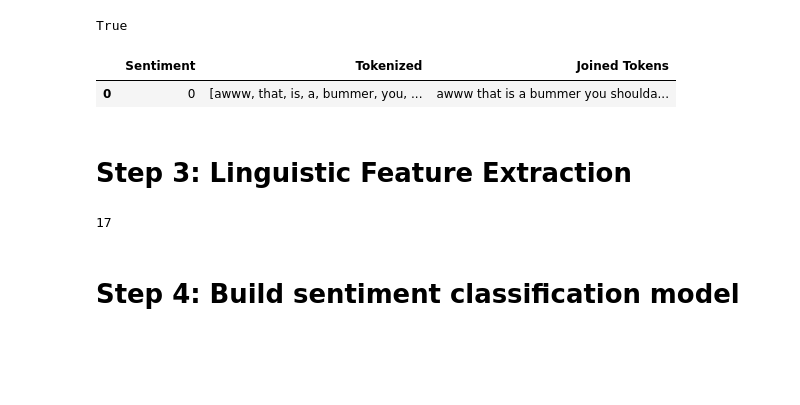
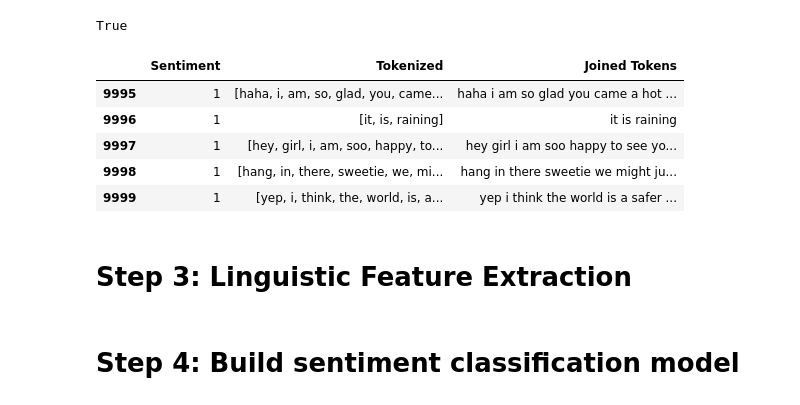
Before and after one commit to linyanna/multimodal-machine-learning, a Jupyter notebook: Assignment 2/Assignment2.ipynb, the cells around one changed output. Saved outputs shown, nothing was run; the diff lists cells and outputs as text; code cells hidden in the pictures; blank space fills up the shorter version.

```diff
--- a/Assignment 2/Assignment2.ipynb
+++ b/Assignment 2/Assignment2.ipynb
@@ -5,14 +5,20 @@ import numpy as np
 import pandas as pd
 import seaborn as sns
 import matplotlib.pyplot as plt
+import random
 
 # read .cvs files
-df = pd.read_csv('train.csv', nrows=1) # nrows=1000
+n = sum(1 for line in open('train.csv')) - 1 #number of records in file (excludes header)
+s = 10000 #desired sample size
+skip = sorted(random.sample(range(1,n+1),n-s)) #the 0-indexed header will not be included in the skip list
+df = pd.read_csv('train.csv', skiprows=skip)
+
+# df = pd.read_csv('train.csv', nrows=5) # nrows=1000
 test_df = pd.read_csv('test.csv')
 
 # get target sets
-y_train = df["Sentiment"].values
-y_test = test_df["Sentiment"].values
+y_train = df["Sentiment"].to_numpy()
+y_test = test_df["Sentiment"].to_numpy()
 # %%
 # print descriptive statistics of the data, including mean, standard deviation, median, etc.
 basic_info = df.describe()
@@ -130,12 +144,18 @@ def join_tokens(column):
 # %%
 df['Tokenized'] = df.apply(lambda x: tokenize(x['Text']), axis=1)
 df['Joined Tokens'] = df.apply(lambda x: join_tokens(x['Text']), axis=1)
+
 test_df['Tokenized'] = test_df.apply(lambda x: tokenize(x['Text']), axis=1)
 test_df['Joined Tokens'] = test_df.apply(lambda x: join_tokens(x['Text']), axis=1)
-df[['Sentiment','Tokenized','Joined Tokens']].head()
+
+df[['Sentiment','Tokenized','Joined Tokens']].tail()
 # %% [output]
 |  | Sentiment | Tokenized | Joined Tokens |
-| 0 | 0 | [awww, that, is, a, bummer, you, ... | awww that is a bummer you shoulda... |
+| 9995 | 1 | [haha, i, am, so, glad, you, came... | haha i am so glad you came a hot ... |
+| 9996 | 1 | [it, is, raining] | it is raining |
+| 9997 | 1 | [hey, girl, i, am, soo, happy, to... | hey girl i am soo happy to see yo... |
+| 9998 | 1 | [hang, in, there, sweetie, we, mi... | hang in there sweetie we might ju... |
+| 9999 | 1 | [yep, i, think, the, world, is, a... | yep i think the world is a safer ... |
 # %% [markdown]
 # Step 3: Linguistic Feature Extraction
 # %%
@@ -173,37 +183,31 @@ df['TF*IDF'] = tf_idf_array.tolist()
 # %%
-# word2vec/word embedding model
-import gensim
-from gensim.models import Word2Vec
+# # word2vec/word embedding model
+# import gensim
+# from gensim.models import Word2Vec
 
-words = []
-test_words = []
+# words = []
+# test_words = []
 
-for data in df['Tokenized']:
-    words.append(data)
-for data in test_df['Tokenized']:
-    test_words.append(data)
+# for data in df['Tokenized']:
+#     words.append(data)
+# for data in test_df['Tokenized']:
+#     test_words.append(data)
 
-# CBOW model
-cbow = gensim.models.Word2Vec(words, min_count = 1,vector_size = 100, window = 5, sg=0)
-cbow_test = gensim.models.Word2Vec(test_words, min_count = 1,vector_size = 100, window = 5, sg=0)
-# Skip-gram model
-skipgram = gensim.models.Word2Vec(words, min_count = 1,vector_size = 100, window = 5, sg=1)
-skipgram_test = gensim.models.Word2Vec(test_words, min_count = 1,vector_size = 100, window = 5, sg=1)
+# # CBOW model
+# cbow = gensim.models.Word2Vec(words, min_count = 1,vector_size = 100, window = 5, sg=0)
+# # Skip-gram model
+# skipgram = gensim.models.Word2Vec(words, min_count = 1,vector_size = 100, window = 5, sg=1)
 
-cbow_vector = []
-skipgram_vector = []
+# cbow_vector = []
+# skipgram_vector = []
 
-for data in df['Tokenized']:
-    for word in data:
-        cbow_vector.append(cbow.wv[word])
+# for data in df['Tokenized']:
+#     for word in data:
+#         cbow_vector.append(cbow.wv[word])
+#     # cbow_vector.append(function_text_2_vec(data))
 
-for data in df['Tokenized']:
-    for word in data:
-        skipgram_vector.append(skipgram.wv[word])
+# for data in df['Tokenized']:
+#     for word in data:
+#         skipgram_vector.append(skipgram.wv[word])
 
-# df['CBOW'] = cbow_vector.tolist()
-# df.head()
-
-print(len(cbow_vector))
+# print(np.array(cbow_vector).mean(axis=0))
-# %% [output]
-17
```
Also changed, not shown: parts of 15 cells of this notebook, 1 other file.
